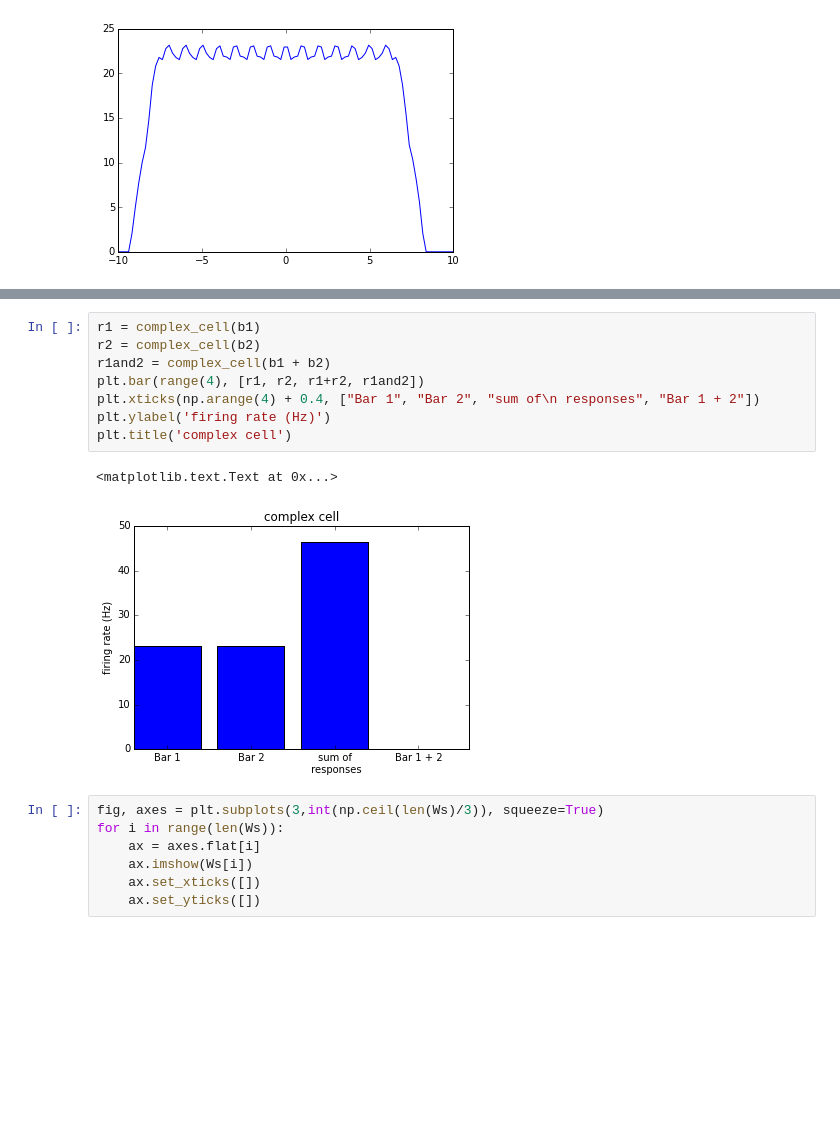
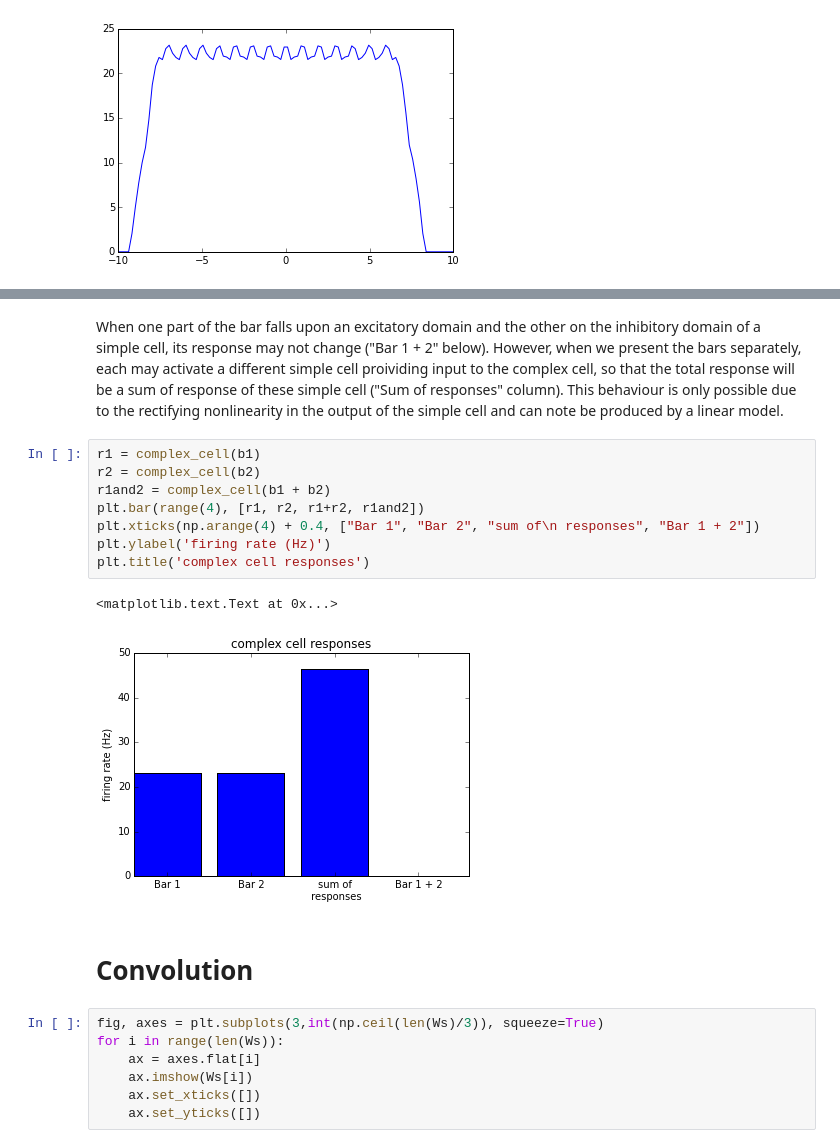
Before and after one commit to btel/python-in-neuroscience-tutorials, a Jupyter notebook: receptive_fields_models.ipynb, the cells around one changed output, grey strips where cells are left out. Cells and saved outputs as stored; diff of their text form; blank space fills up the shorter version.

```diff
--- a/receptive_fields_models.ipynb
+++ b/receptive_fields_models.ipynb
@@ -320,14 +337,18 @@ plt.plot(thetas, responses)
+# %% [markdown]
+ When one part of the bar falls upon an excitatory domain and the other on the inhibitory domain of a simple cell, its response may not change ("Bar 1 + 2" below). However, when we present the bars separately, each may activate a different simple cell proividing input to the complex cell, so that the total response will be a sum of response of these simple cell ("Sum of responses" column). This behaviour is only possible due to the rectifying nonlinearity in the output of the simple cell and can note be produced by a linear model.
 # %%
 r1 = complex_cell(b1)
 r2 = complex_cell(b2)
 r1and2 = complex_cell(b1 + b2)
 plt.bar(range(4), [r1, r2, r1+r2, r1and2])
 plt.xticks(np.arange(4) + 0.4, ["Bar 1", "Bar 2", "sum of\n responses", "Bar 1 + 2"])
 plt.ylabel('firing rate (Hz)')
-plt.title('complex cell')
+plt.title('complex cell responses')
 # %% [output]
 <matplotlib.text.Text at 0x...>
-[figure, old version]
+[figure, new version]
+# %% [markdown]
+# Convolution
 # %%
 fig, axes = plt.subplots(3,int(np.ceil(len(Ws)/3)), squeeze=True)
 for i in range(len(Ws)):
```
Also changed, not shown: parts of 8 cells of this notebook.
